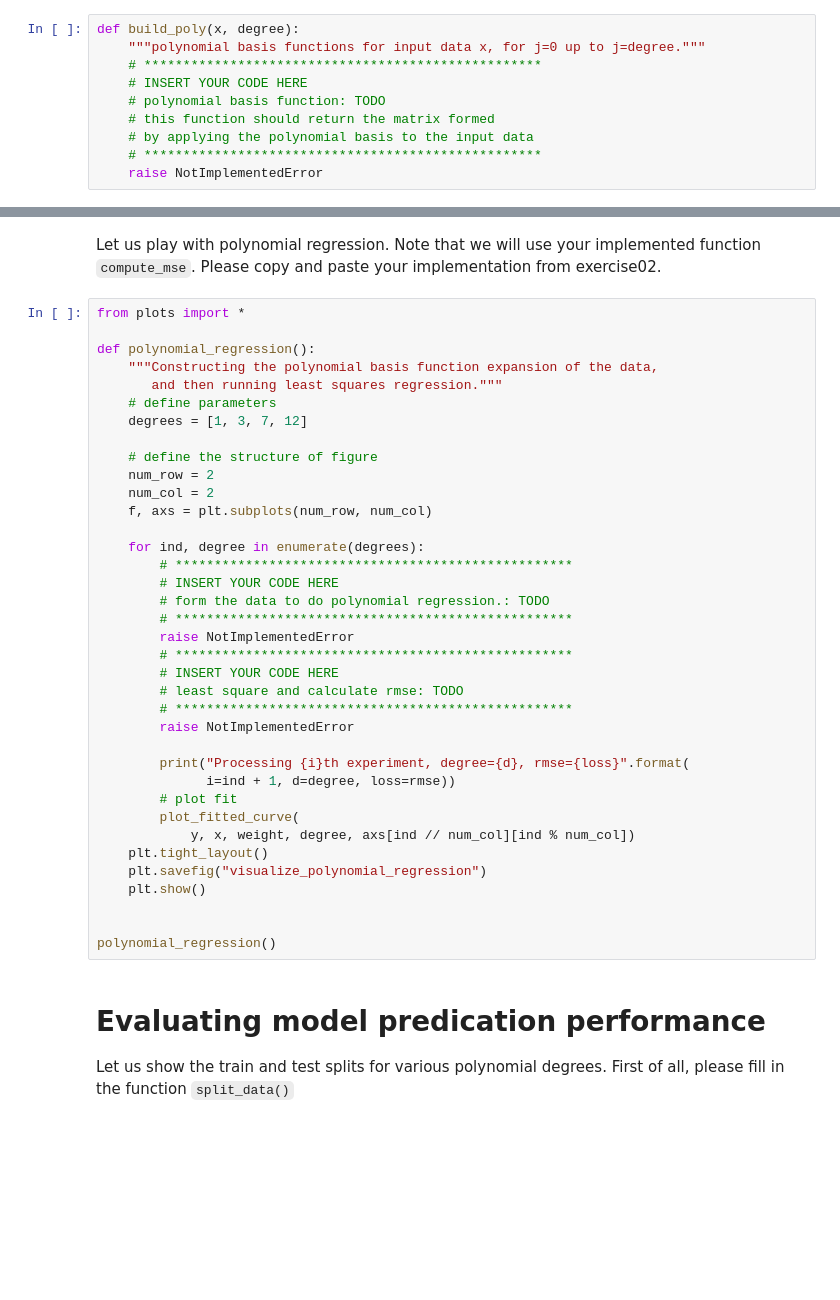
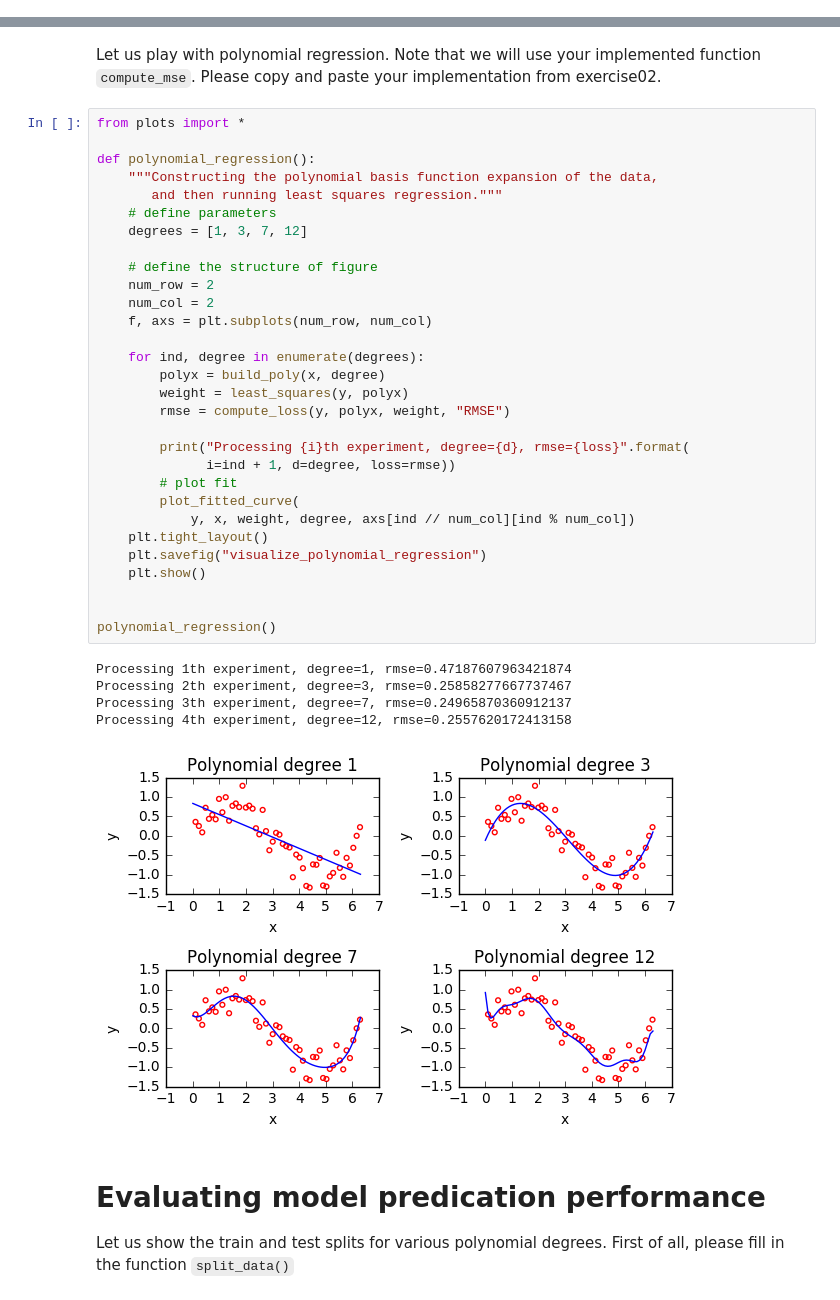
Before and after one commit to hkapp/ML_course, a Jupyter notebook: labs/ex03/template/ex03.ipynb, the cells around one changed output, grey strips where cells are left out. Drawn from its saved outputs; the diff is of its cells as text; blank space fills up the shorter version.

Commit message:
Ex03: Add polynomial implementation

```diff
--- a/labs/ex03/template/ex03.ipynb
+++ b/labs/ex03/template/ex03.ipynb
@@ -56,10 +55,0 @@ print("shape of y {}".format(y.shape))
-# %%
-def build_poly(x, degree):
-    """polynomial basis functions for input data x, for j=0 up to j=degree."""
-    # ***************************************************
-    # INSERT YOUR CODE HERE
-    # polynomial basis function: TODO
-    # this function should return the matrix formed
-    # by applying the polynomial basis to the input data
-    # ***************************************************
-    raise NotImplementedError
@@ -68,40 +68,39 @@ Let us play with polynomial regression. Note that we will use your implemented f
 # %%
 from plots import *
 
 def polynomial_regression():
     """Constructing the polynomial basis function expansion of the data,
        and then running least squares regression."""
     # define parameters
     degrees = [1, 3, 7, 12]
 
     # define the structure of figure
     num_row = 2
     num_col = 2
     f, axs = plt.subplots(num_row, num_col)
 
     for ind, degree in enumerate(degrees):
-        # ***************************************************
-        # INSERT YOUR CODE HERE
-        # form the data to do polynomial regression.: TODO
-        # ***************************************************
-        raise NotImplementedError
-        # ***************************************************
-        # INSERT YOUR CODE HERE
-        # least square and calculate rmse: TODO
-        # ***************************************************
-        raise NotImplementedError
+        polyx = build_poly(x, degree)
+        weight = least_squares(y, polyx)
+        rmse = compute_loss(y, polyx, weight, "RMSE")
 
         print("Processing {i}th experiment, degree={d}, rmse={loss}".format(
               i=ind + 1, d=degree, loss=rmse))
         # plot fit
         plot_fitted_curve(
             y, x, weight, degree, axs[ind // num_col][ind % num_col])
     plt.tight_layout()
     plt.savefig("visualize_polynomial_regression")
     plt.show()
 
 
 polynomial_regression()
+# %% [output]
+Processing 1th experiment, degree=1, rmse=0.47187607963421874
+Processing 2th experiment, degree=3, rmse=0.25858277667737467
+Processing 3th experiment, degree=7, rmse=0.24965870360912137
+Processing 4th experiment, degree=12, rmse=0.2557620172413158
+[figure, added]
 # %% [markdown]
 # Evaluating model predication performance
 
```
Also changed, not shown: parts of 5 cells of this notebook, 3 other files.
